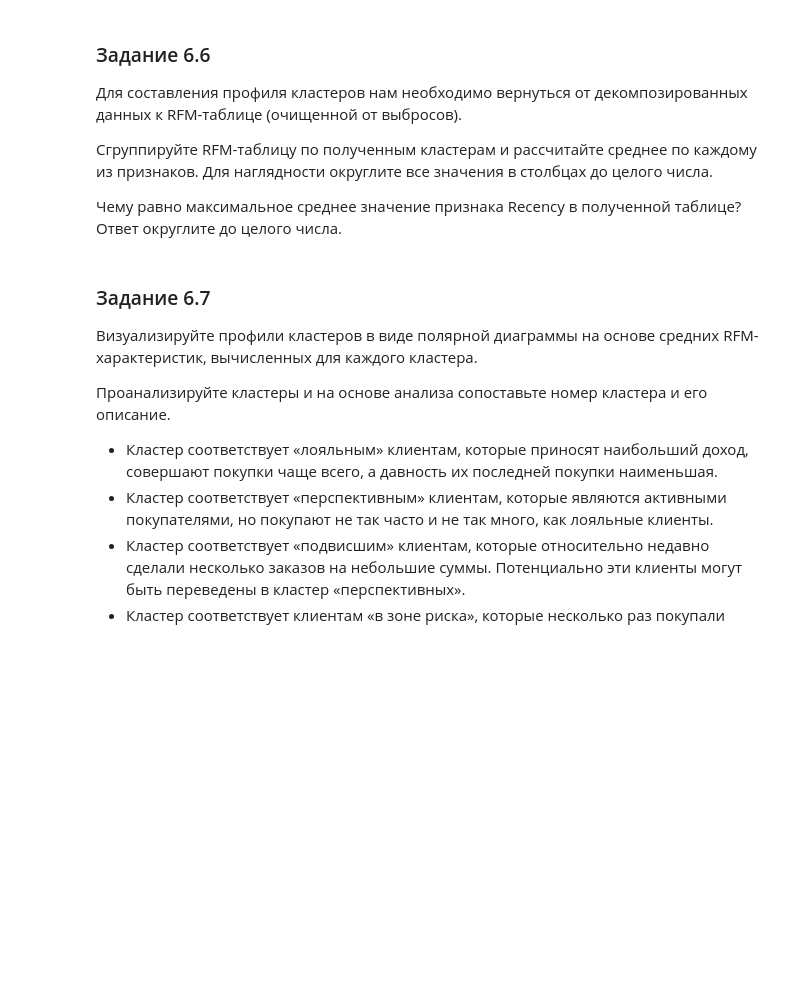
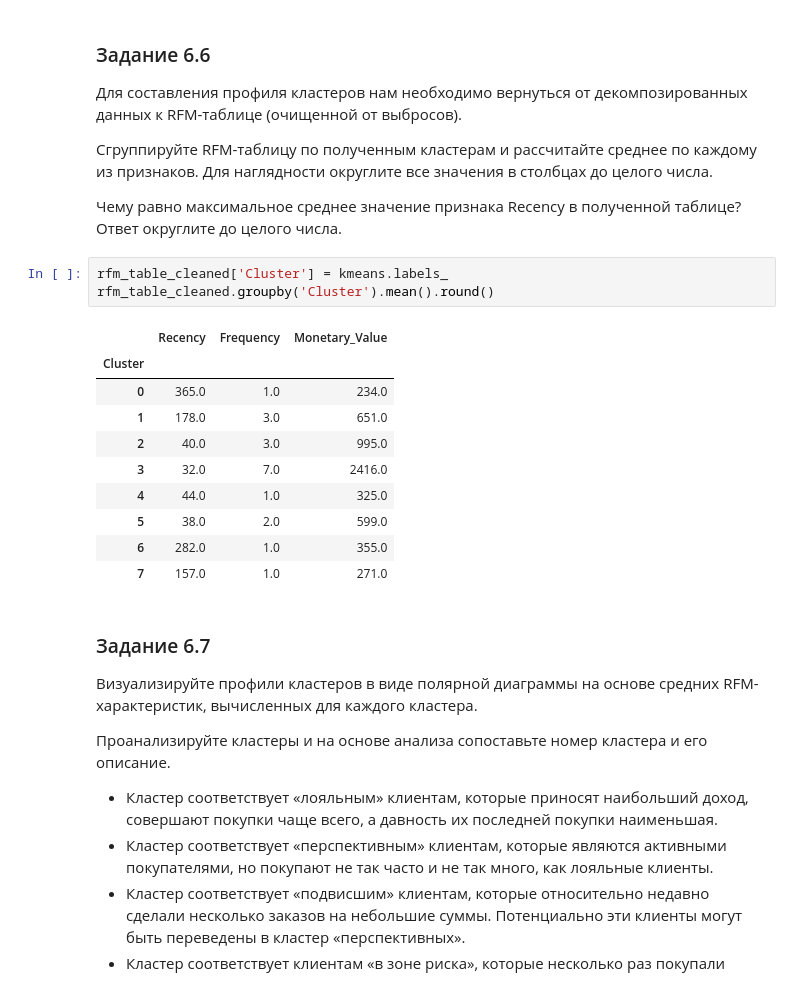
Before and after one commit to Ar1sha/sf, a Jupyter notebook: project_6/Project-6.Сегментирование клиентов онлайн-магазина подарков.ipynb, the cells around one changed output. Cells and saved outputs as stored; diff of their text form; blank space fills up the shorter version.

```diff
--- a/project_6/Project-6.Сегментирование клиентов онлайн-магазина подарков.ipynb
+++ b/project_6/Project-6.Сегментирование клиентов онлайн-магазина подарков.ipynb
@@ -1081,6 +1166,20 @@ sns.scatterplot(data=rfm_table_processed, x='axis-1', y='axis-2', hue=model.labe
 Сгруппируйте RFM-таблицу по полученным кластерам и рассчитайте среднее по каждому из признаков. Для наглядности округлите все значения в столбцах до целого числа.
 
 Чему равно максимальное среднее значение признака Recency в полученной таблице? Ответ округлите до целого числа.
+# %%
+rfm_table_cleaned['Cluster'] = kmeans.labels_
+rfm_table_cleaned.groupby('Cluster').mean().round()
+# %% [output]
+|  | Recency | Frequency | Monetary_Value |
+| Cluster |  |  |  |
+| 0 | 365.0 | 1.0 | 234.0 |
+| 1 | 178.0 | 3.0 | 651.0 |
+| 2 | 40.0 | 3.0 | 995.0 |
+| 3 | 32.0 | 7.0 | 2416.0 |
+| 4 | 44.0 | 1.0 | 325.0 |
+| 5 | 38.0 | 2.0 | 599.0 |
+| 6 | 282.0 | 1.0 | 355.0 |
+| 7 | 157.0 | 1.0 | 271.0 |
 # %% [markdown]
 ### Задание 6.7
 Визуализируйте профили кластеров в виде полярной диаграммы на основе средних RFM-характеристик, вычисленных для каждого кластера.
```
Also changed, not shown: parts of 13 cells of this notebook.
